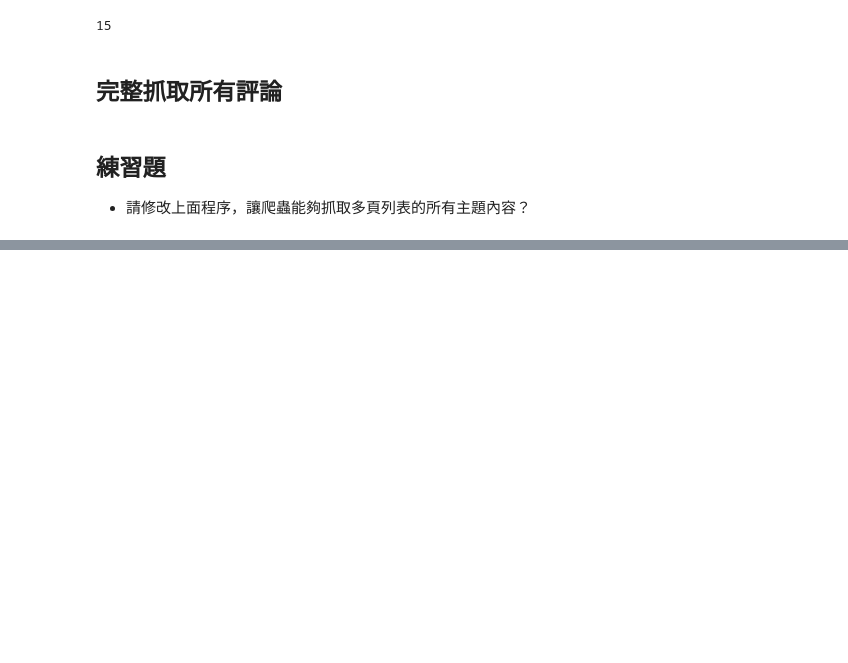
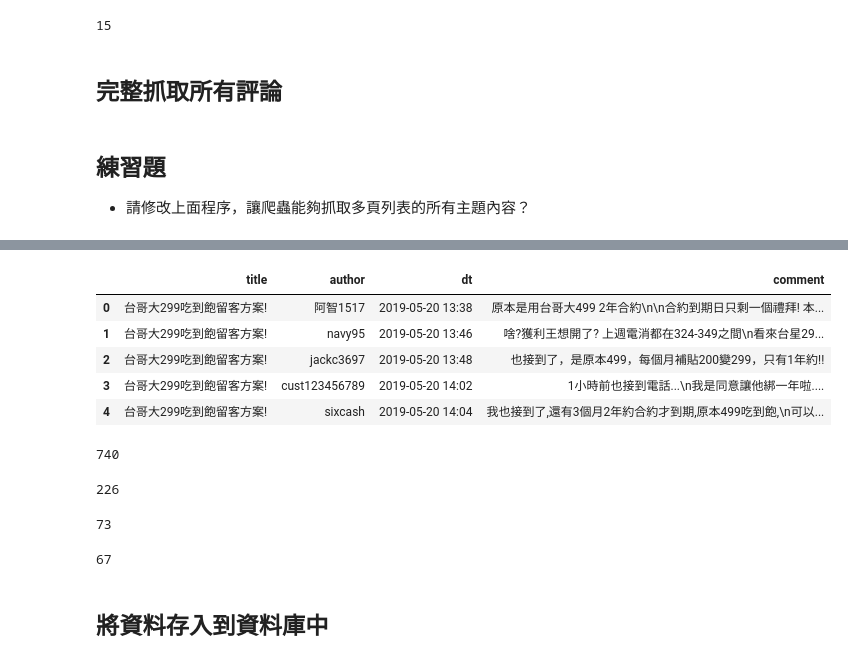
Before and after one commit to ywchiu/twm_crawler, a Jupyter notebook: Demo20201016.ipynb, the cells around one changed output, grey strips where cells are left out. Saved outputs shown, nothing was run; the diff lists cells and outputs as text; code cells hidden in the pictures; blank space fills up the shorter version.

```diff
--- a/Demo20201016.ipynb
+++ b/Demo20201016.ipynb
@@ -658,7 +658,9 @@ def getAllComments(pageurl):
     soup = BeautifulSoup(res.text, 'lxml')
 
     title = soup.select_one('.l-docking__title .t2').text
-    last_page = int(soup.select('.l-navigation__item--min .c-pagination')[-1].text)
+    last_page = 1
+    if soup.select('.l-navigation__item--min .c-pagination'):
+        last_page = int(soup.select('.l-navigation__item--min .c-pagination')[-1].text)
 
     comments_all = []
     for p in range(1,last_page+1):
@@ -694,0 +759,2 @@ for link in soup.select('.c-listTableTd__title .u-ellipsis'):
+# %%
+topic_ary = getAllComments('https://www.mobile01.com/topicdetail.php?f=18&t=5797944')
@@ -694,0 +776,29 @@ for link in soup.select('.c-listTableTd__title .u-ellipsis'):
+# %%
+topic_df = pandas.DataFrame(topic_ary)
+# %%
+topic_df.head()
+# %% [output]
+|  | title | author | dt | comment |
+| 0 | 台哥大299吃到飽留客方案! | 阿智1517 | 2019-05-20 13:38 | 原本是用台哥大499 2年合約\n\n合約到期日只剩一個禮拜! 本... |
+| 1 | 台哥大299吃到飽留客方案! | navy95 | 2019-05-20 13:46 | 啥?獲利王想開了? 上週電消都在324-349之間\n看來台星29... |
+| 2 | 台哥大299吃到飽留客方案! | jackc3697 | 2019-05-20 13:48 | 也接到了，是原本499，每個月補貼200變299，只有1年約!! |
+| 3 | 台哥大299吃到飽留客方案! | cust123456789 | 2019-05-20 14:02 | 1小時前也接到電話...\n我是同意讓他綁一年啦.... |
+| 4 | 台哥大299吃到飽留客方案! | sixcash | 2019-05-20 14:04 | 我也接到了,還有3個月2年約合約才到期,原本499吃到飽,\n可以... |
+# %%
+len(topic_df)
+# %% [output]
+740
+# %%
+len(topic_df[topic_df['comment'].str.contains('台哥大')])
+# %% [output]
+226
+# %%
+len(topic_df[topic_df['comment'].str.contains('遠傳')])
+# %% [output]
+73
+# %%
+len(topic_df[topic_df['comment'].str.contains('中華')])
+# %% [output]
+67
+# %% [markdown]
+## 將資料存入到資料庫中
```
Also changed, not shown: parts of 17 cells of this notebook.
